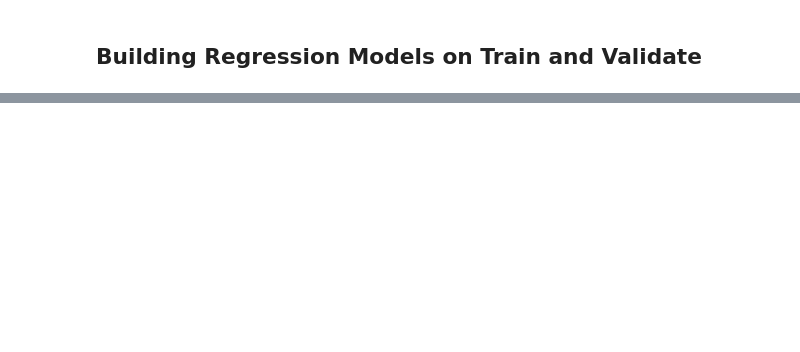
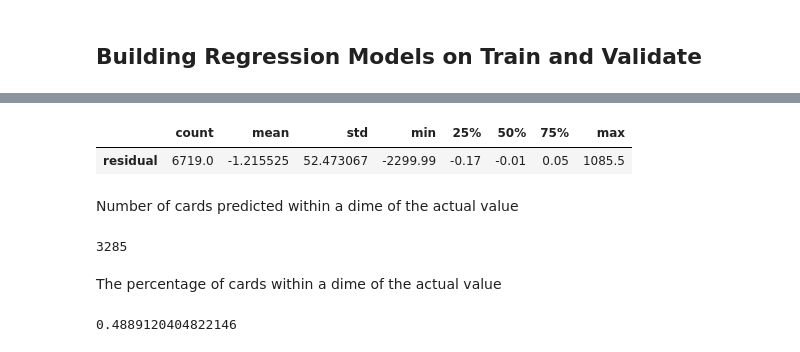
Before and after one commit to Jemison-DavidJasonStephenVasiliy/MTG-Project, a Jupyter notebook: Stephen/model_notes_draft.ipynb, the cells around one changed output, grey strips where cells are left out. Saved outputs shown, nothing was run; the diff lists cells and outputs as text; code cells hidden in the pictures; blank space fills up the shorter version.

```diff
--- a/Stephen/model_notes_draft.ipynb
+++ b/Stephen/model_notes_draft.ipynb
@@ -69,0 +85,17 @@ validate_predictions[['name', 'usd', 'DecisionTreeRegressor_predictions']].sampl
+# %%
+decision_tree_predict[['residual']].describe().T
+# %% [output]
+|  | count | mean | std | min | 25% | 50% | 75% | max |
+| residual | 6719.0 | -1.215525 | 52.473067 | -2299.99 | -0.17 | -0.01 | 0.05 | 1085.5 |
+# %% [markdown]
+Number of cards predicted within a dime of the actual value
+# %%
+decision_tree_predict[abs(decision_tree_predict['residual']) < 0.10].shape[0]
+# %% [output]
+3285
+# %% [markdown]
+The percentage of cards within a dime of the actual value
+# %%
+decision_tree_predict[abs(decision_tree_predict['residual']) < 0.10].shape[0]/decision_tree_predict.shape[0]
+# %% [output]
+0.4889120404822146
```
Also changed, not shown: parts of 8 cells of this notebook.
